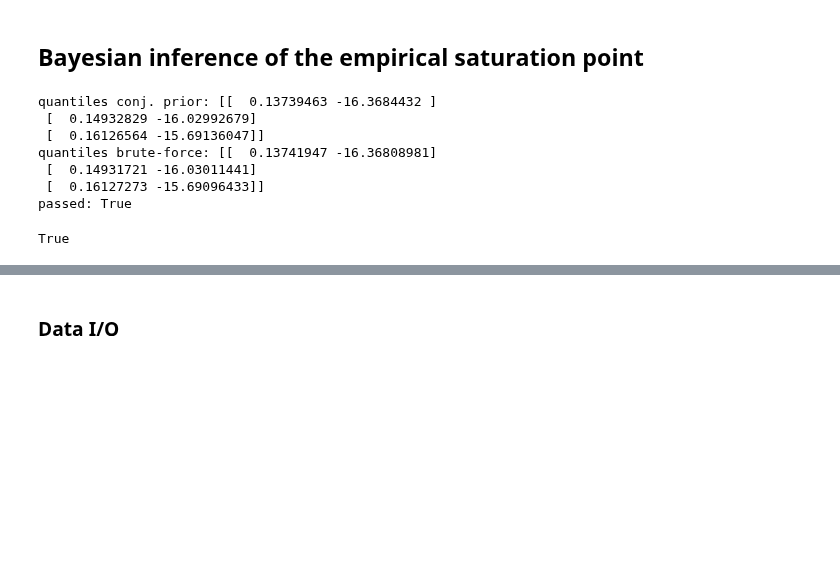
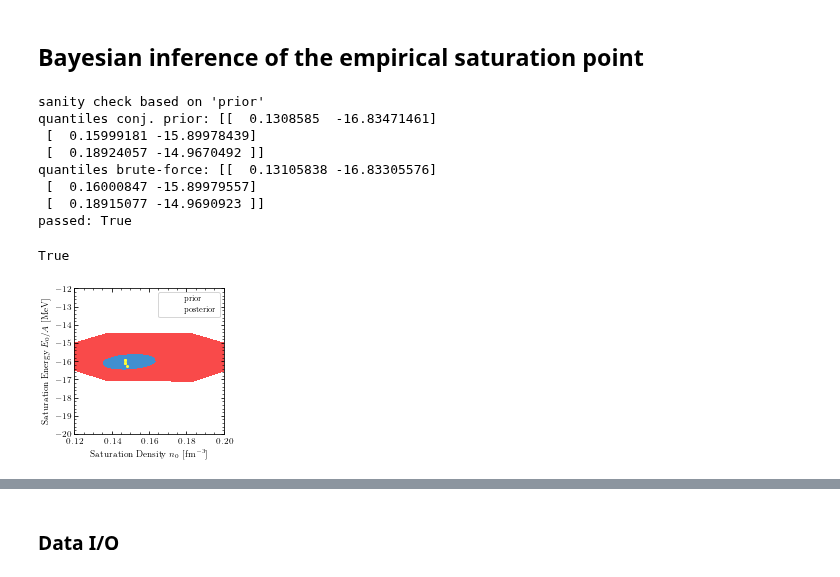
Before and after one commit to cdrischler/nuclear_saturation, a Jupyter notebook: saturation_analysis.ipynb, the cells around one changed output, grey strips where cells are left out. Cells and saved outputs as stored; diff of their text form; code cells hidden in the pictures; blank space fills up the shorter version.

Commit message:
updates Bayesian inference and (re)implements prior predictive; sanity checks pass

```diff
--- a/saturation_analysis.ipynb
+++ b/saturation_analysis.ipynb
@@ -370,7 +370,7 @@ class StatisticalModel:
             * see page 73 (pdf page 83) in Gelman et al.'s book: http://www.stat.columbia.edu/~gelman/book/BDA3.pdf
 
         :param num_samples: number of requested samples
-        :param kind: "predictive_y" (not supported for prior), "marginal_mu", "marginal_Sigma", or "none"
+        :param kind: "predictive_y", "marginal_mu", "marginal_Sigma", or "none"
         :param based_on: either "posterior" or "prior"
         :param random_state: state of random number generator
         :param validate: validate that the covariance matrix is symmetric and positive semi-definite
@@ -381,8 +381,8 @@ class StatisticalModel:
             raise ValueError(f"Got unknown 'kind' request '{kind}'.")
         if based_on not in ("posterior", "prior"):
             raise ValueError(f"Got unknown 'based_on' request '{based_on}'.")
-        if kind =="predictive_y" and based_on == "prior":
-            raise ValueError("Predictive prior not implemented.")
+        #if kind =="predictive_y" and based_on == "prior":  # TODO: Is our implementation of the prior predictive correct?
+        #    raise ValueError("Predictive prior not implemented.")
 
         # select parameter sets based on posterior or prior
         params = self.posterior_params if based_on == "posterior" else self.prior_params
@@ -404,25 +404,27 @@ class StatisticalModel:
                                       shape=shape_matrix,
                                       size=num_samples, random_state=random_state)  # Eqs. (256) and (258) in Murphy's notes
 
-    def sample_posterior_predictive_bf(self, num_samples=1, random_state=None):
+    def sample_predictive_bf(self, num_samples=1, based_on="posterior", random_state=None):
         """
         Samples the posterior predictive brute-force in the two-step process described in
         https://en.wikipedia.org/wiki/Normal-inverse-Wishart_distribution#Posterior_distribution_of_the_parameters
 
         :param num_samples: number of requested samples
+        :param based_on: either using the prior or posterior
         :param random_state: state of random number generator
         :return: `num_samples` samples in an array with columns associated with (density, energy/particle)
         """
-        mus, Sigmas = self.sample_mu_Sigma(num_samples=num_samples, based_on="posterior", random_state=random_state)
+        mus, Sigmas = self.sample_mu_Sigma(num_samples=num_samples, based_on=based_on, random_state=random_state)
         return np.array([multivariate_normal.rvs(mean=mu, cov=Sigma, size=1) for mu, Sigma in zip(mus, Sigmas)])
 
-    def sanity_check(self, num_samples=10000, do_print=False, quantile_values=None, atol=5e-2, rtol=0.):
+    def sanity_check(self, num_samples=10000, based_on="posterior", do_print=False, quantile_values=None, atol=5e-2, rtol=0.):
         """
         Checks that the quantiles obtained from sampling the (analytic) posterior predictive matches the
         brute-force calculation described in described in
         https://en.wikipedia.org/wiki/Normal-inverse-Wishart_distribution#Posterior_distribution_of_the_parameters
 
         :param num_samples: number of samples
+        :param based_on: either using the prior or posterior
         :param do_print: print intermediate results
         :param quantile_values: requested quantiles for comparison
         :param atol: absolute tolerance of comparison
@@ -430,12 +432,13 @@ class StatisticalModel:
         :return: boolean result of the comparison
         """
         quantile_values = quantile_values if quantile_values else (0.05, 0.5, 0.95)
-        samples = self.sample(num_samples=num_samples, kind="predictive_y", based_on="posterior")
+        samples = self.sample(num_samples=num_samples, kind="predictive_y", based_on=based_on)
         quantiles_cp = np.quantile(samples, q=quantile_values, axis=0)
-        samples_bf = self.sample_posterior_predictive_bf(num_samples=num_samples)
+        samples_bf = self.sample_predictive_bf(num_samples=num_samples, based_on=based_on)
         quantiles_bf = np.quantile(samples_bf, q=quantile_values, axis=0)
         stat = np.allclose(quantiles_cp, quantiles_bf, atol=atol, rtol=rtol)
         if do_print:
+            print(f"sanity check based on predictive '{based_on}'")
             print("quantiles conj. prior:", quantiles_cp)
             print("quantiles brute-force:", quantiles_bf)
             print("passed:", stat)
@@ -448,14 +451,34 @@ spoint = StatisticalModel(data=data, quantities=["rho0", "E/A"], prior_params=pr
 #spoint.posterior_params
 #spoint.sample(num_samples=2, kind="predictive_y")
 #mu, Sig = spoint.sample_mu_Sigma(num_samples=5, based_on="prior")
-#spoint.sample_posterior_predictive_bf(num_samples=5)
-spoint.sanity_check(num_samples=1000000, do_print=True)  # might take a few minutes
+#spoint.sample_predictive_bf(num_samples=5)
+spoint.sanity_check(num_samples=1000000, based_on="prior", do_print=True)  # might take a few minutes
 # %% [output]
-quantiles conj. prior: [[  0.13739463 -16.3684432 ]
- [  0.14932829 -16.02992679]
- [  0.16126564 -15.69136047]]
-quantiles brute-force: [[  0.13741947 -16.36808981]
- [  0.14931721 -16.03011441]
- [  0.16127273 -15.69096433]]
+sanity check based on 'prior'
+quantiles conj. prior: [[  0.1308585  -16.83471461]
+ [  0.15999181 -15.89978439]
+ [  0.18924057 -14.9670492 ]]
+quantiles brute-force: [[  0.13105838 -16.83305576]
+ [  0.16000847 -15.89979557]
+ [  0.18915077 -14.9690923 ]]
 passed: True
 True
+# %%
+fig, ax = plt.subplots(1, 1, figsize=(6.8*cm, 6.8*cm))
+levels = [0.16, 1.]
+for ibon, bon in enumerate(("prior", "posterior")):
+    dd = spoint.sample(num_samples=500000, kind="predictive_y", based_on=bon)
+    sns.kdeplot(ax=ax, x=dd[:,0], y=dd[:,1], fill=True, levels=levels,
+                label=f"{bon}",
+                legend=False, color=colors[ibon])  # TODO: sns.kdeplot() seems to have issues with displaying the handles in legends
+    # TODO: how to plot the credibility regions without KDE and ideally even without sampling??
+ax.scatter(data["rho0"], data["E/A"], s=4, c=colors[5])
+ax.set_xlim(0.12, 0.20)
+ax.set_ylim(-20., -12.)
+ax.set_xlabel('Saturation Density $n_0$ [fm$^{-3}$]')
+ax.set_ylabel('Saturation Energy $E_0/A$ [MeV]')
+ax.legend(ncol=1, prop={'size': 8})
+#ax.set_title("Empirical saturation box")
+fig.savefig("output.pdf")
+# %% [output]
+[figure, added]
```
Also changed, not shown: parts of 5 cells of this notebook.
